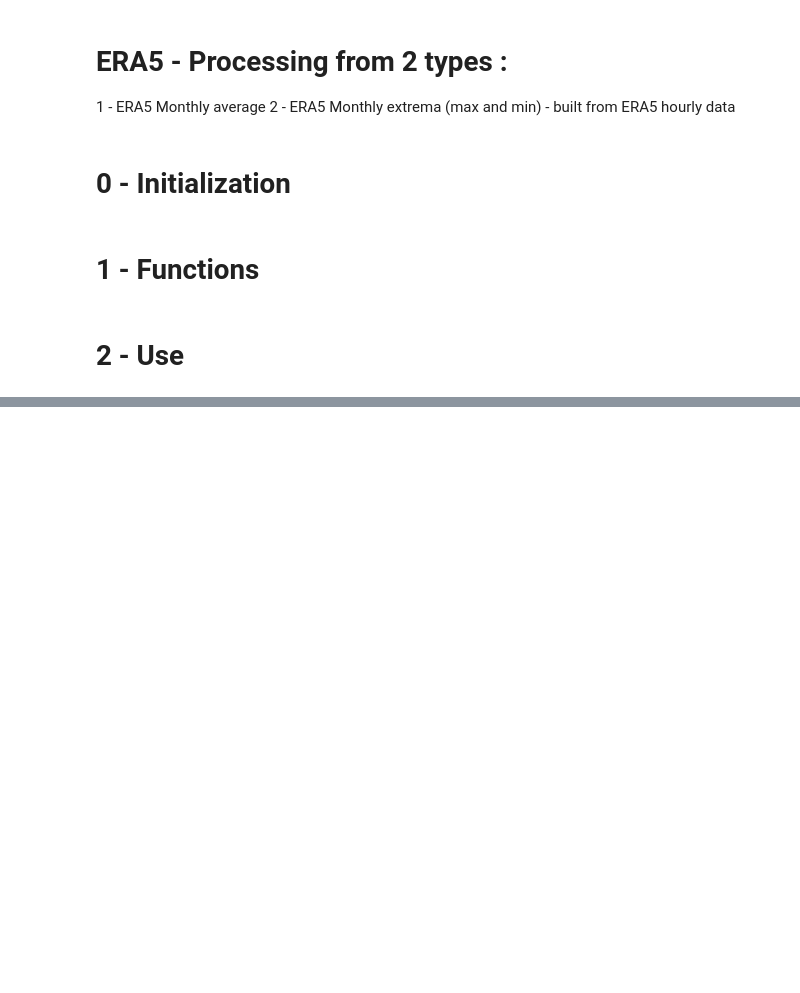
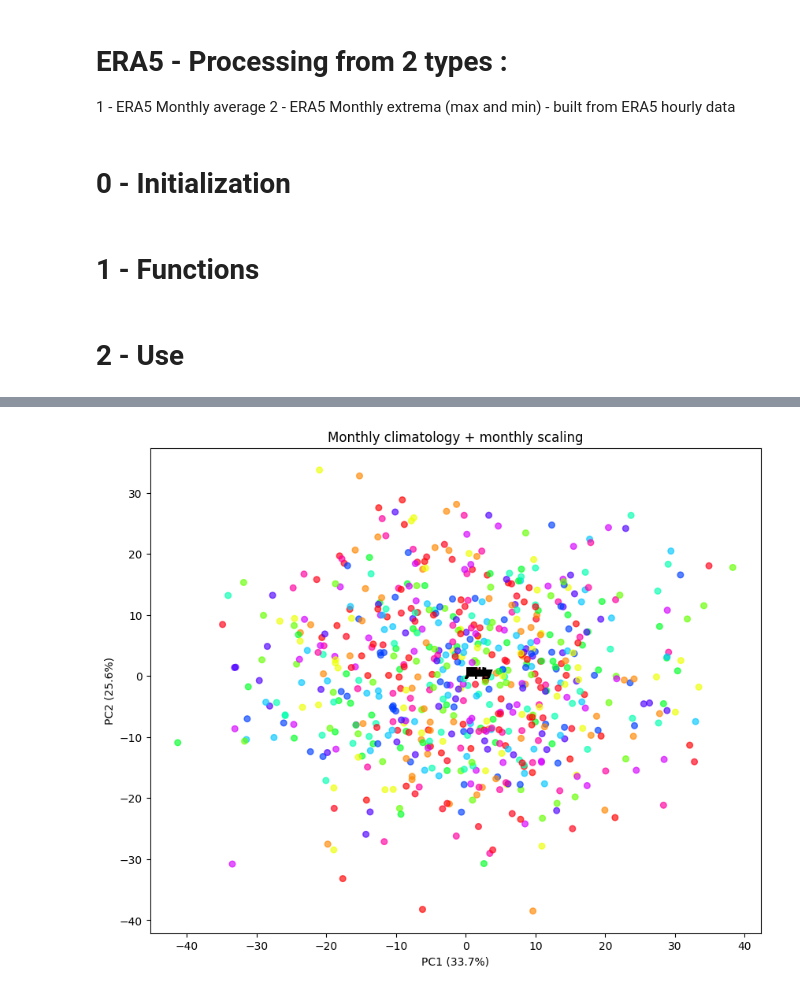
Before and after one commit to Catmosphere314/IrriGator, a Jupyter notebook: notebook/88_create_acp_candidate.ipynb, the cells around one changed output, grey strips where cells are left out. Cells and saved outputs as stored; diff of their text form; code cells hidden in the pictures; blank space fills up the shorter version.

```diff
--- a/notebook/88_create_acp_candidate.ipynb
+++ b/notebook/88_create_acp_candidate.ipynb
@@ -449,0 +828,8 @@ era5_final.to_netcdf(
+# %%
+plot_pca(
+    scores_month_z,
+    pca_month_z,
+    "Monthly climatology + monthly scaling",
+)
+# %% [output]
+[figure, added]
```
Also changed, not shown: parts of 33 cells of this notebook.
